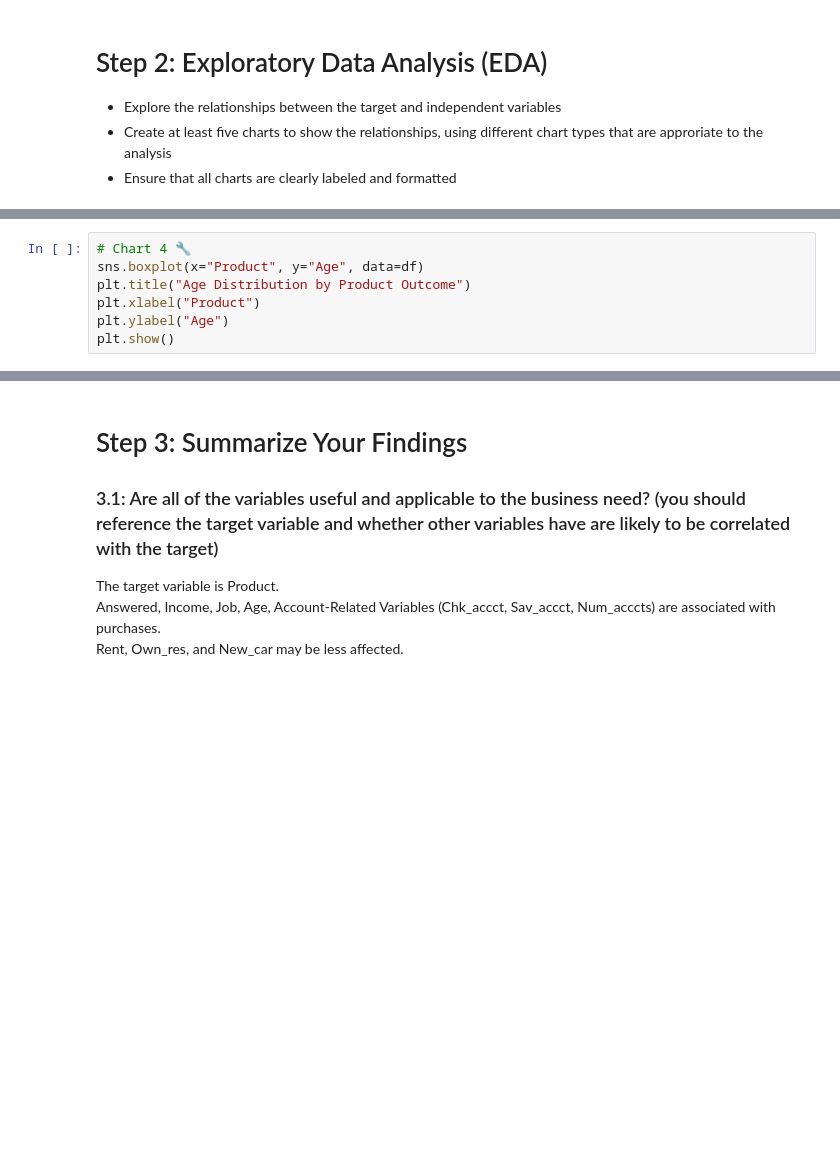
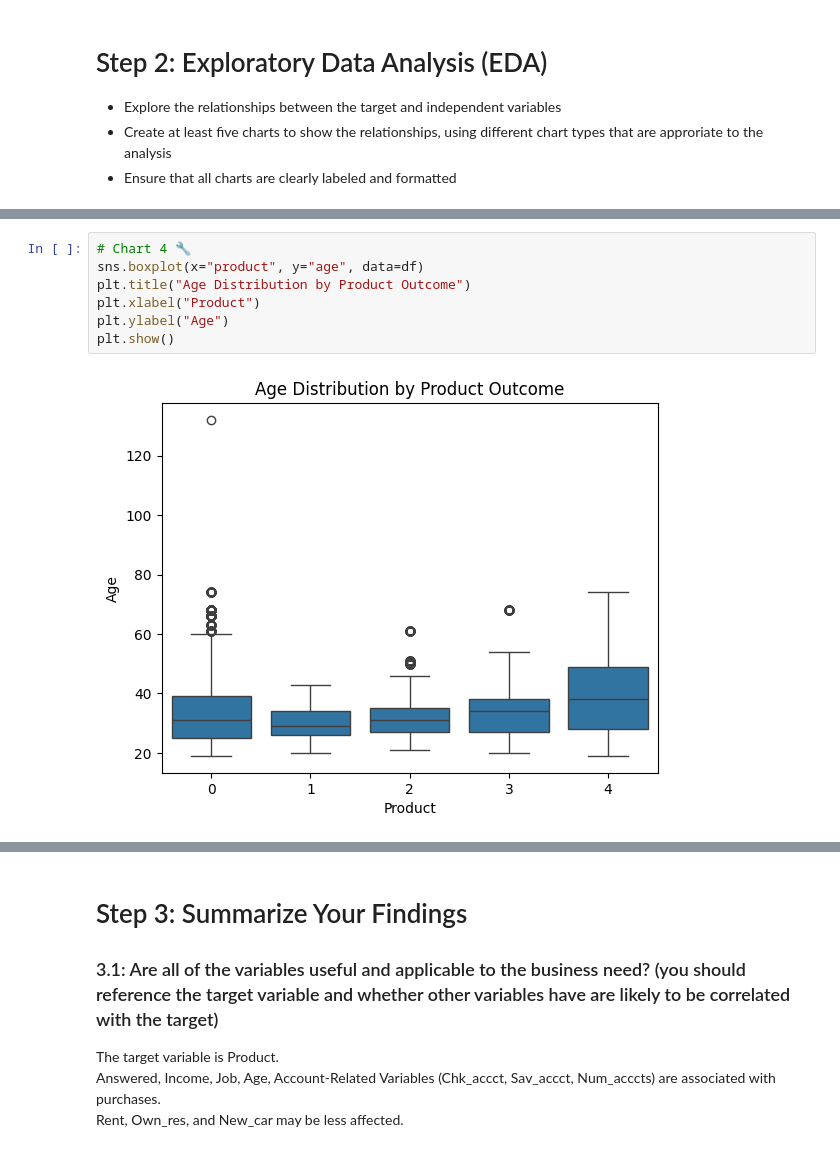
Before and after one commit to worldstar0722/IS_4487_25FA, a Jupyter notebook: assignment_4_data_understanding_ChoiEllie.ipynb, the cells around one changed output, grey strips where cells are left out. Saved outputs shown, nothing was run; the diff lists cells and outputs as text; blank space fills up the shorter version.

```diff
--- a/assignment_4_data_understanding_ChoiEllie.ipynb
+++ b/assignment_4_data_understanding_ChoiEllie.ipynb
@@ -127,9 +133,11 @@ plt.show()
 # %%
 # Chart 4 🔧
-sns.boxplot(x="Product", y="Age", data=df)
+sns.boxplot(x="product", y="age", data=df)
 plt.title("Age Distribution by Product Outcome")
 plt.xlabel("Product")
 plt.ylabel("Age")
 plt.show()
+# %% [output]
+[figure, added]
 # %%
 # Chart 5
```
Also changed, not shown: parts of 4 cells of this notebook.
